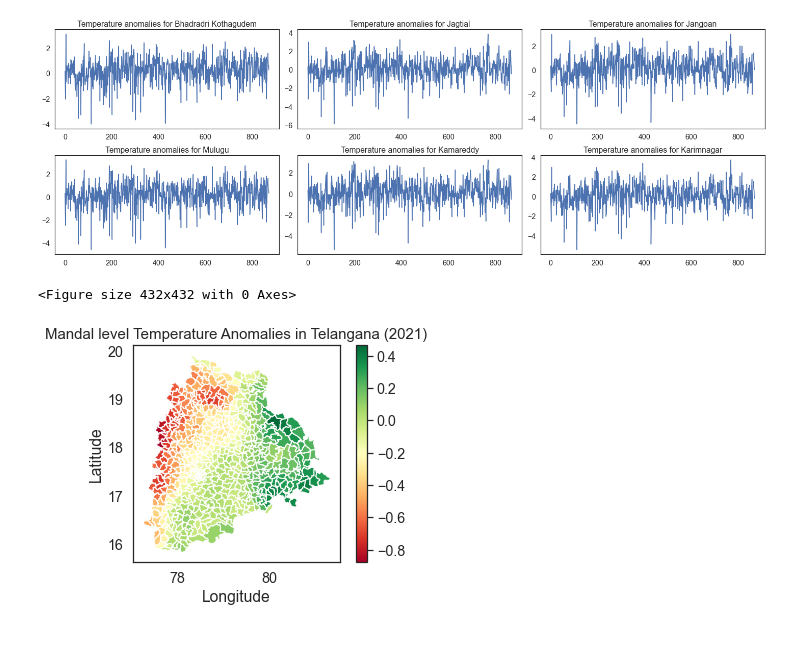
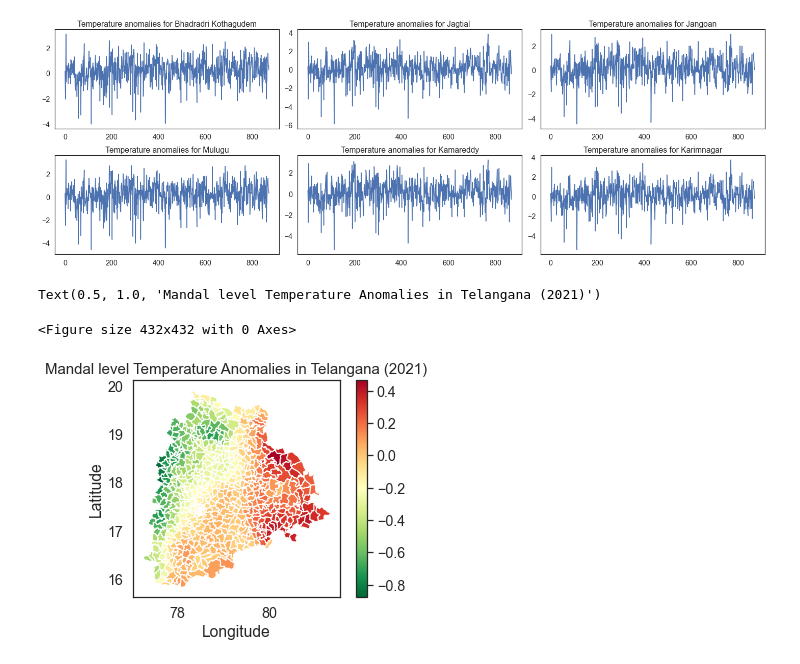
Before and after one commit to undpindia/dicra, a Jupyter notebook: analytics/sandbox/notebooks/Temperature Anomalies/DistrictMandalAnomalies.ipynb, the cells around one changed output. Drawn from its saved outputs; the diff is of its cells as text; code cells hidden in the pictures.

```diff
--- a/analytics/sandbox/notebooks/Temperature Anomalies/DistrictMandalAnomalies.ipynb
+++ b/analytics/sandbox/notebooks/Temperature Anomalies/DistrictMandalAnomalies.ipynb
@@ -179,14 +180,15 @@ sample['mean'] = sample['mean'].fillna(0)
 sample['mean'] = sample["mean"].replace({'N/A': 0}).astype(float)
 # %%
 plt.figure(figsize=(6,6))
-ax.set_aspect('equal')
-sample.plot(column="mean", cmap='RdYlGn', legend=True)
+#ax.set_aspect('equal')
+sample.plot(column="mean", cmap='RdYlGn_r', legend=True)
 
 plt.xlabel('Longitude')
 plt.ylabel('Latitude')
 
 plt.title('Mandal level Temperature Anomalies in Telangana (2021)',fontsize=15)
-ax.set_axis_off()
+#ax.set_axis_off()
 # %% [output]
-<Figure size 432x432 with 0 Axes>
+Text(0.5, 1.0, 'Mandal level Temperature Anomalies in Telangana (2021)')
+<Figure size 432x432 with 0 Axes>
-[figure, old version]
+[figure, new version]
```
Also changed, not shown: parts of 2 cells of this notebook, 27 other files.
